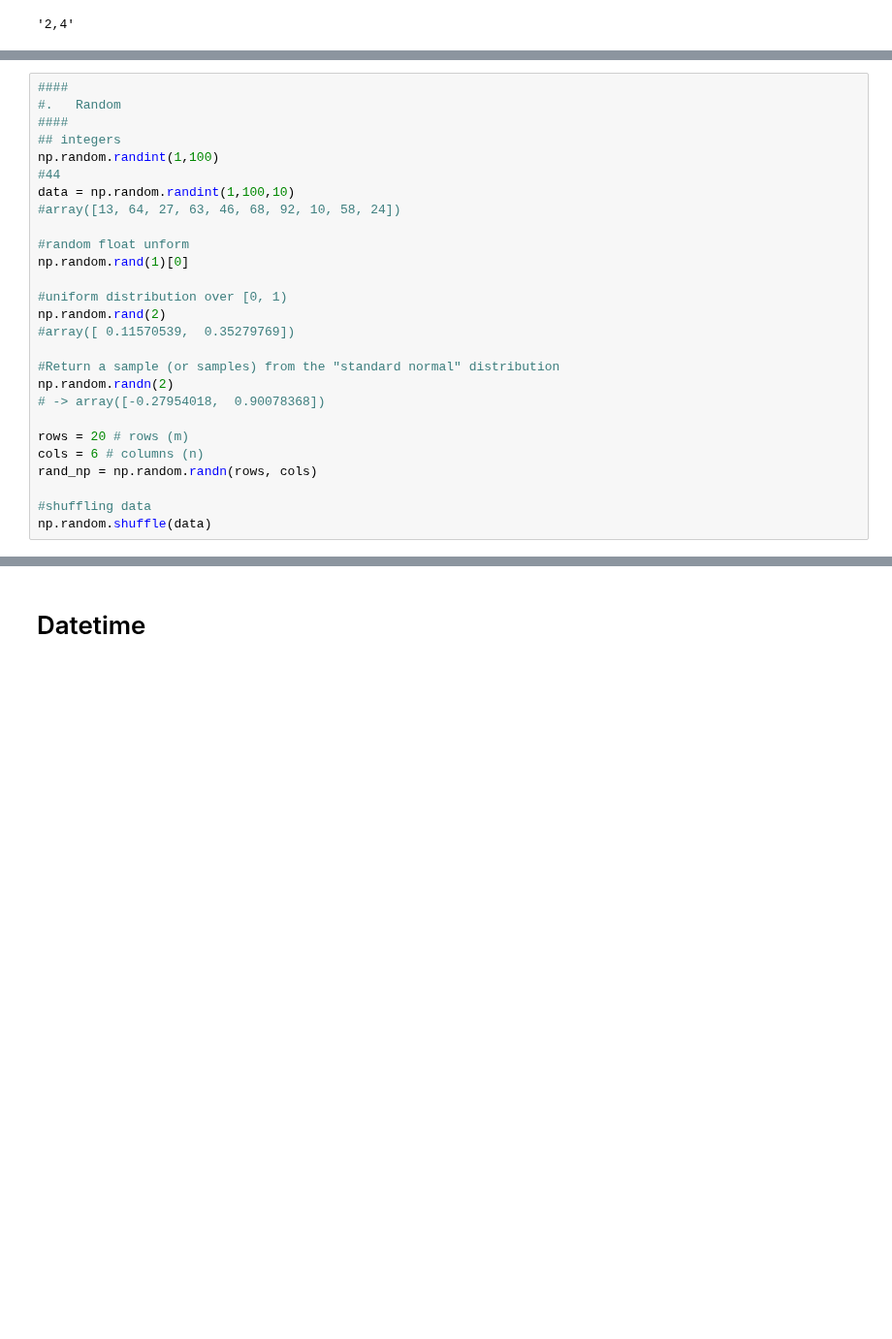
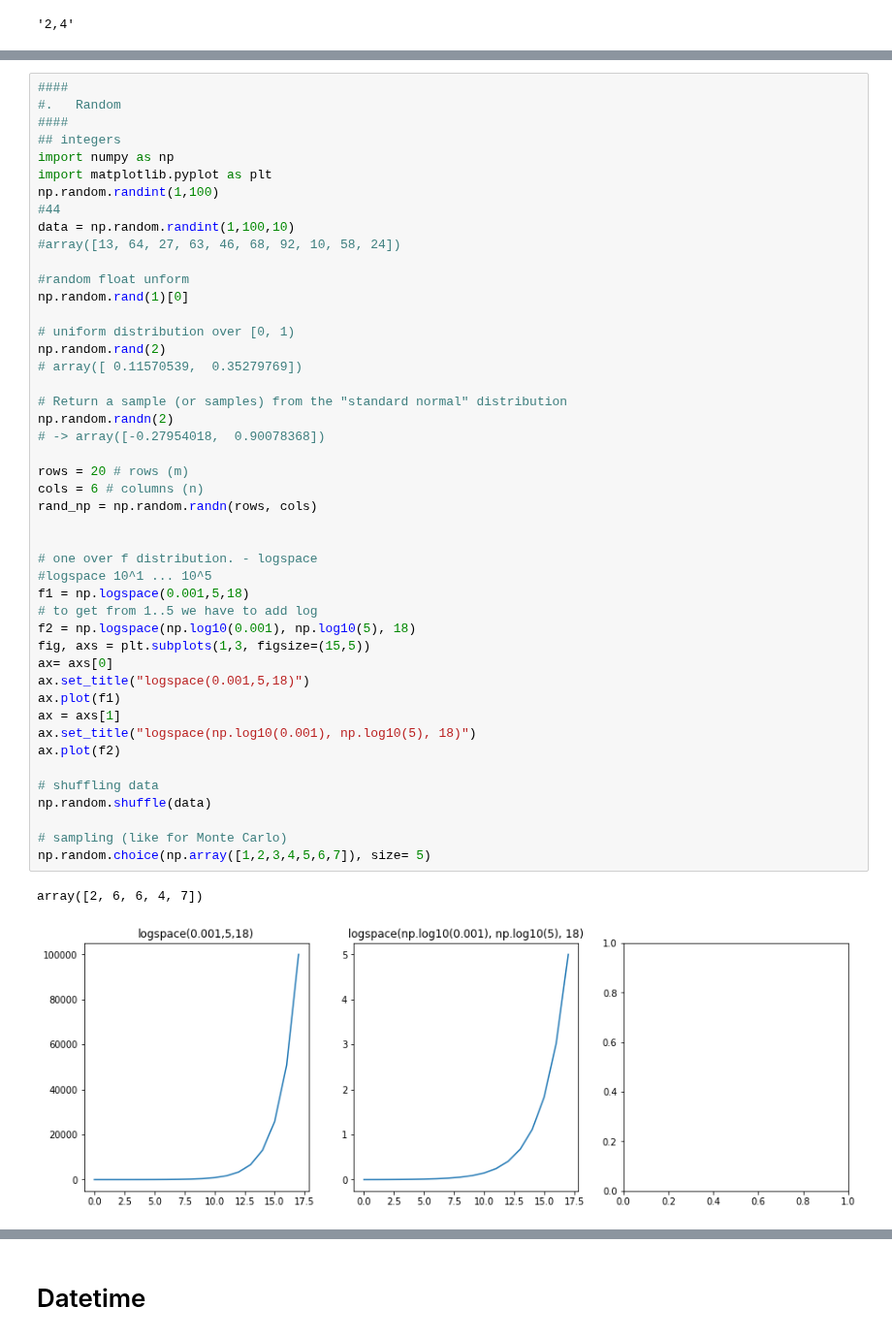
Before and after one commit to tomafischer/ai_geeks, a Jupyter notebook: Python_Snippets.ipynb, the cells around one changed output, grey strips where cells are left out. Shown at 97% size. Cells and saved outputs as stored; diff of their text form; blank space fills up the shorter version.

```diff
--- a/Python_Snippets.ipynb
+++ b/Python_Snippets.ipynb
@@ -107,30 +115,52 @@ l = [1,2,3,4]
 # %%
 ####
 #.   Random
 ####
 ## integers
+import numpy as np
+import matplotlib.pyplot as plt
 np.random.randint(1,100)
 #44
 data = np.random.randint(1,100,10)
 #array([13, 64, 27, 63, 46, 68, 92, 10, 58, 24])
 
 #random float unform
 np.random.rand(1)[0]
 
-#uniform distribution over [0, 1)
+# uniform distribution over [0, 1)
 np.random.rand(2)
-#array([ 0.11570539,  0.35279769])
+# array([ 0.11570539,  0.35279769])
 
-#Return a sample (or samples) from the "standard normal" distribution
+# Return a sample (or samples) from the "standard normal" distribution
 np.random.randn(2)
 # -> array([-0.27954018,  0.90078368])
 
 rows = 20 # rows (m)
 cols = 6 # columns (n)
 rand_np = np.random.randn(rows, cols)
 
-#shuffling data
+
+# one over f distribution. - logspace
+#logspace 10^1 ... 10^5
+f1 = np.logspace(0.001,5,18)
+# to get from 1..5 we have to add log
+f2 = np.logspace(np.log10(0.001), np.log10(5), 18)
+fig, axs = plt.subplots(1,3, figsize=(15,5))
+ax= axs[0]
+ax.set_title("logspace(0.001,5,18)")
+ax.plot(f1)
+ax = axs[1]
+ax.set_title("logspace(np.log10(0.001), np.log10(5), 18)")
+ax.plot(f2)
+
+# shuffling data
 np.random.shuffle(data)
+
+# sampling (like for Monte Carlo)
+np.random.choice(np.array([1,2,3,4,5,6,7]), size= 5)
+# %% [output]
+array([2, 6, 6, 4, 7])
+[figure, added]
 # %%
 # inline if
 # expression_if_true if condition else expression_if_false
```
Also changed, not shown: parts of 4 cells of this notebook.
